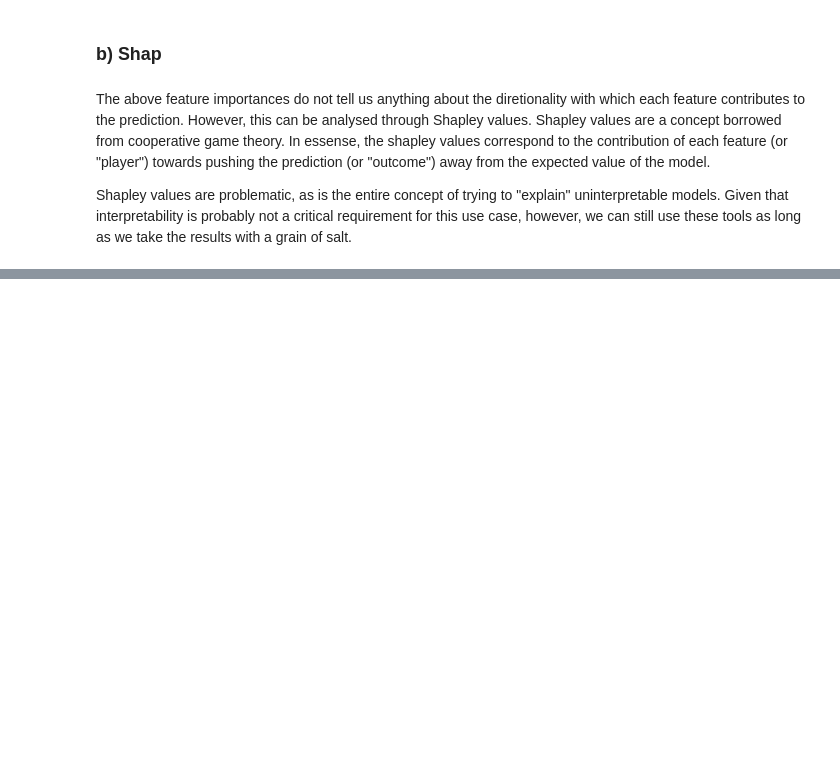
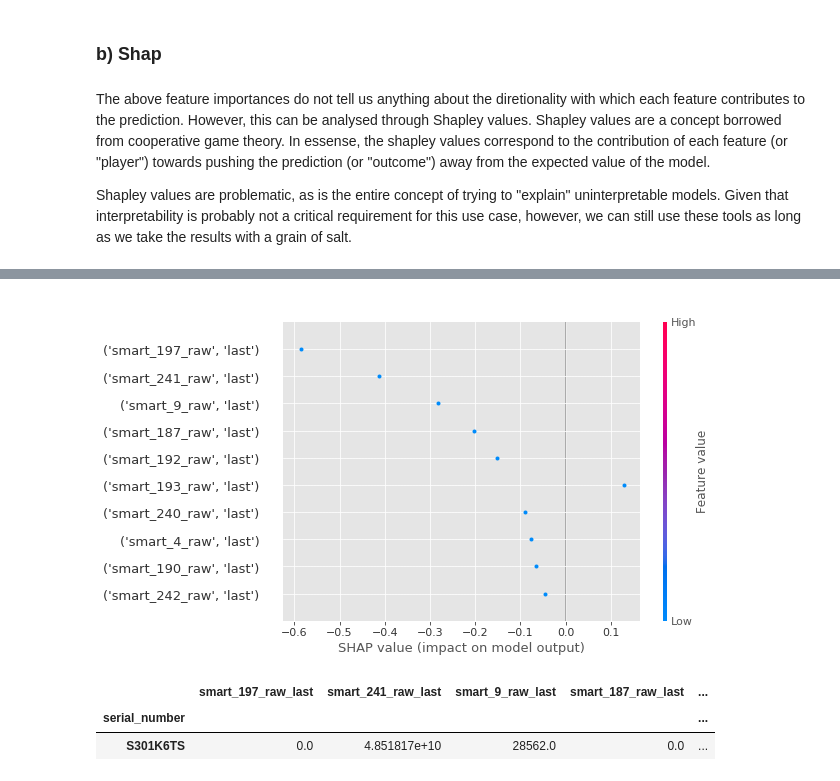
Before and after one commit to Kuebic/Thinkful, a Jupyter notebook: Final_Project/Model_Interpretability.ipynb, the cells around one changed output, grey strips where cells are left out. Saved outputs shown, nothing was run; the diff lists cells and outputs as text; code cells hidden in the pictures; blank space fills up the shorter version.

```diff
--- a/Final_Project/Model_Interpretability.ipynb
+++ b/Final_Project/Model_Interpretability.ipynb
@@ -248,0 +263,9 @@ xgb_N1_explainer.explain_prediction('Z305D6G2', '2019-05-17')
+# %%
+xgb_N7_explainer = PredictionExplainer(test_data, 'fail_this_week_xgb')
+
+xgb_N7_explainer.explain_prediction('S301K6TS', '2019-01-10')
+# %% [output]
+[figure, added]
+|  | smart_197_raw_last | smart_241_raw_last | smart_9_raw_last | smart_187_raw_last | ... |
+| serial_number |  |  |  |  | ... |
+| S301K6TS | 0.0 | 4.851817e+10 | 28562.0 | 0.0 | ... |
```
Also changed, not shown: parts of 10 cells of this notebook, 9 other files.
